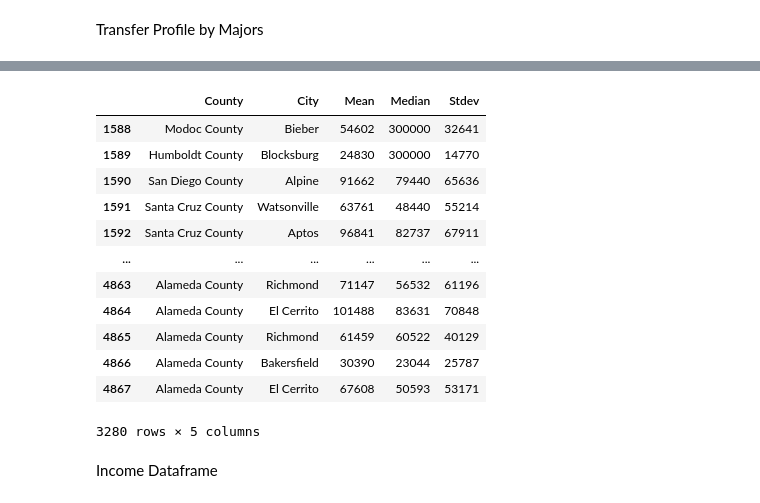
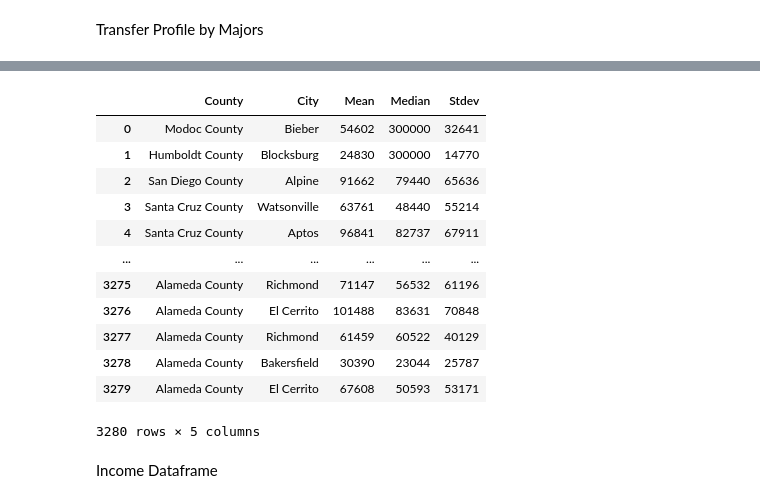
Before and after one commit to yhc00512/cogs-108-project, a Jupyter notebook: DataCheckpoint.ipynb, the cells around one changed output, grey strips where cells are left out. Drawn from its saved outputs; the diff is of its cells as text; code cells hidden in the pictures.

```diff
--- a/DataCheckpoint.ipynb
+++ b/DataCheckpoint.ipynb
@@ -343,22 +348,22 @@ major_2021.head()
 #df_gpa = df_gpa.reset_index(drop = True)
 #df_gpa
 # %%
-df_income = df_income[df_income.get('State_ab') == 'CA']
+df_income = df_income[df_income.get('State_ab') == 'CA'].reset_index(drop = True)
 df_income = df_income.drop(columns = ['id', 'State_Code', 'State_Name', 'State_ab', 'Place', 'Type', 'Primary', 'Zip_Code', 'Area_Code', 'ALand', 'AWater', 'Lat', 'Lon', 'sum_w'])
 df_income
 # %% [output]
 |  | County | City | Mean | Median | Stdev |
-| 1588 | Modoc County | Bieber | 54602 | 300000 | 32641 |
-| 1589 | Humboldt County | Blocksburg | 24830 | 300000 | 14770 |
-| 1590 | San Diego County | Alpine | 91662 | 79440 | 65636 |
-| 1591 | Santa Cruz County | Watsonville | 63761 | 48440 | 55214 |
-| 1592 | Santa Cruz County | Aptos | 96841 | 82737 | 67911 |
+| 0 | Modoc County | Bieber | 54602 | 300000 | 32641 |
+| 1 | Humboldt County | Blocksburg | 24830 | 300000 | 14770 |
+| 2 | San Diego County | Alpine | 91662 | 79440 | 65636 |
+| 3 | Santa Cruz County | Watsonville | 63761 | 48440 | 55214 |
+| 4 | Santa Cruz County | Aptos | 96841 | 82737 | 67911 |
 | ... | ... | ... | ... | ... | ... |
-| 4863 | Alameda County | Richmond | 71147 | 56532 | 61196 |
-| 4864 | Alameda County | El Cerrito | 101488 | 83631 | 70848 |
-| 4865 | Alameda County | Richmond | 61459 | 60522 | 40129 |
-| 4866 | Alameda County | Bakersfield | 30390 | 23044 | 25787 |
-| 4867 | Alameda County | El Cerrito | 67608 | 50593 | 53171 |
+| 3275 | Alameda County | Richmond | 71147 | 56532 | 61196 |
+| 3276 | Alameda County | El Cerrito | 101488 | 83631 | 70848 |
+| 3277 | Alameda County | Richmond | 61459 | 60522 | 40129 |
+| 3278 | Alameda County | Bakersfield | 30390 | 23044 | 25787 |
+| 3279 | Alameda County | El Cerrito | 67608 | 50593 | 53171 |
 3280 rows × 5 columns
 # %% [markdown]
 Income Dataframe
```
Also changed, not shown: parts of 5 cells of this notebook.
